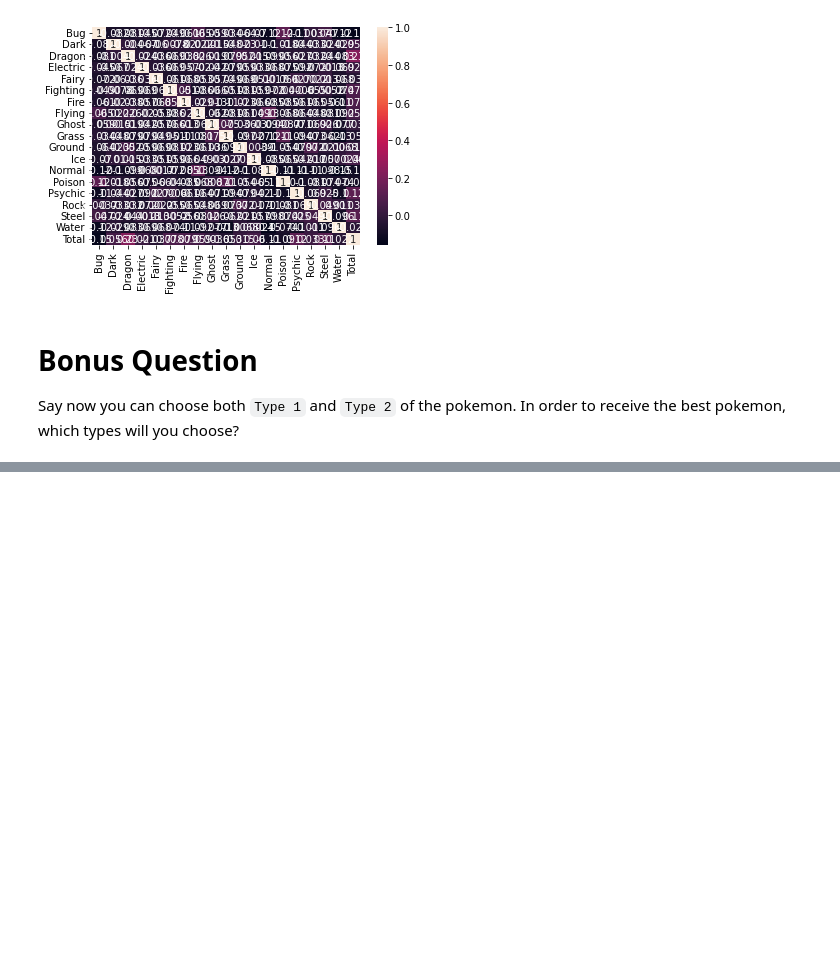
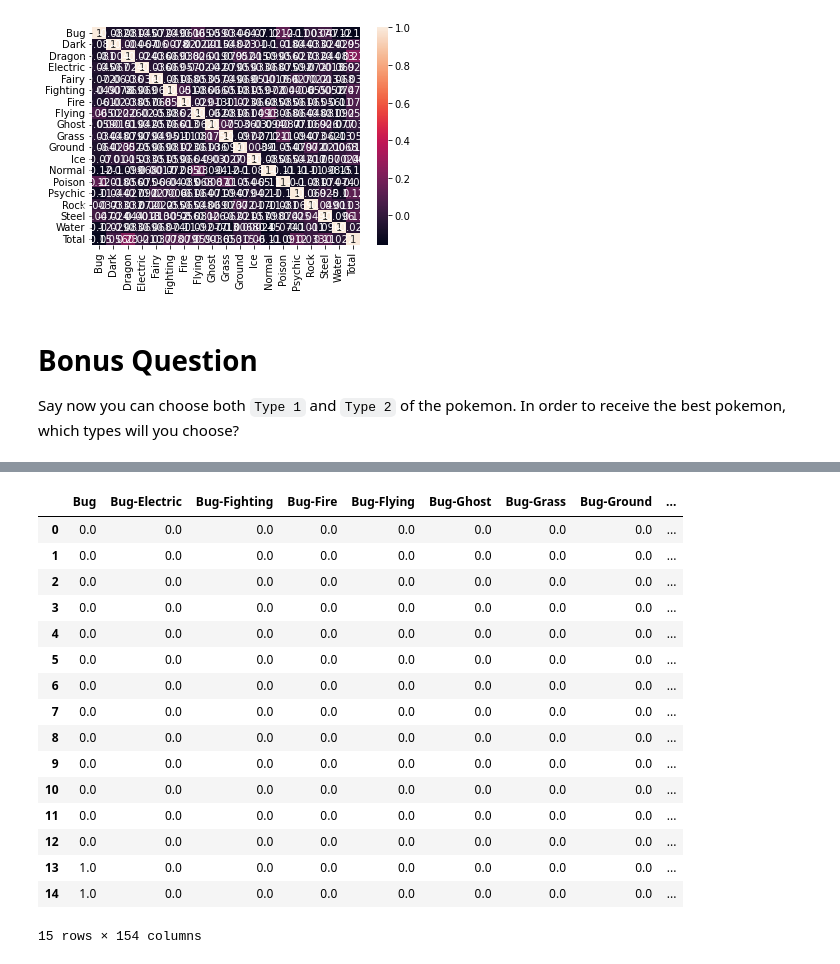
Before and after one commit to ClaraQuer/lab-3.03, a Jupyter notebook: your-code/challenge-2.ipynb, the cells around one changed output, grey strips where cells are left out. Cells and saved outputs as stored; diff of their text form; code cells hidden in the pictures; blank space fills up the shorter version.

```diff
--- a/your-code/challenge-2.ipynb
+++ b/your-code/challenge-2.ipynb
@@ -166,0 +205,26 @@ Say now you can choose both `Type 1` and `Type 2` of the pokemon. In order to re
+# %%
+combo = pokemon[['Combo Type']]
+# %%
+hot_encoder3 = OneHotEncoder().fit(combo)
+hot_encoded3 = hot_encoder3.transform(combo).toarray()
+hot_cols3 = hot_encoder3.categories_
+hot_encoded3 = pd.DataFrame(hot_encoded3, columns = hot_cols3)
+hot_encoded3.head(15)
+# %% [output]
+|  | Bug | Bug-Electric | Bug-Fighting | Bug-Fire | Bug-Flying | Bug-Ghost | Bug-Grass | Bug-Ground | ... |
+| 0 | 0.0 | 0.0 | 0.0 | 0.0 | 0.0 | 0.0 | 0.0 | 0.0 | ... |
+| 1 | 0.0 | 0.0 | 0.0 | 0.0 | 0.0 | 0.0 | 0.0 | 0.0 | ... |
+| 2 | 0.0 | 0.0 | 0.0 | 0.0 | 0.0 | 0.0 | 0.0 | 0.0 | ... |
+| 3 | 0.0 | 0.0 | 0.0 | 0.0 | 0.0 | 0.0 | 0.0 | 0.0 | ... |
+| 4 | 0.0 | 0.0 | 0.0 | 0.0 | 0.0 | 0.0 | 0.0 | 0.0 | ... |
+| 5 | 0.0 | 0.0 | 0.0 | 0.0 | 0.0 | 0.0 | 0.0 | 0.0 | ... |
+| 6 | 0.0 | 0.0 | 0.0 | 0.0 | 0.0 | 0.0 | 0.0 | 0.0 | ... |
+| 7 | 0.0 | 0.0 | 0.0 | 0.0 | 0.0 | 0.0 | 0.0 | 0.0 | ... |
+| 8 | 0.0 | 0.0 | 0.0 | 0.0 | 0.0 | 0.0 | 0.0 | 0.0 | ... |
+| 9 | 0.0 | 0.0 | 0.0 | 0.0 | 0.0 | 0.0 | 0.0 | 0.0 | ... |
+| 10 | 0.0 | 0.0 | 0.0 | 0.0 | 0.0 | 0.0 | 0.0 | 0.0 | ... |
+| 11 | 0.0 | 0.0 | 0.0 | 0.0 | 0.0 | 0.0 | 0.0 | 0.0 | ... |
+| 12 | 0.0 | 0.0 | 0.0 | 0.0 | 0.0 | 0.0 | 0.0 | 0.0 | ... |
+| 13 | 1.0 | 0.0 | 0.0 | 0.0 | 0.0 | 0.0 | 0.0 | 0.0 | ... |
+| 14 | 1.0 | 0.0 | 0.0 | 0.0 | 0.0 | 0.0 | 0.0 | 0.0 | ... |
+15 rows × 154 columns
```
Also changed, not shown: parts of 5 cells of this notebook.
